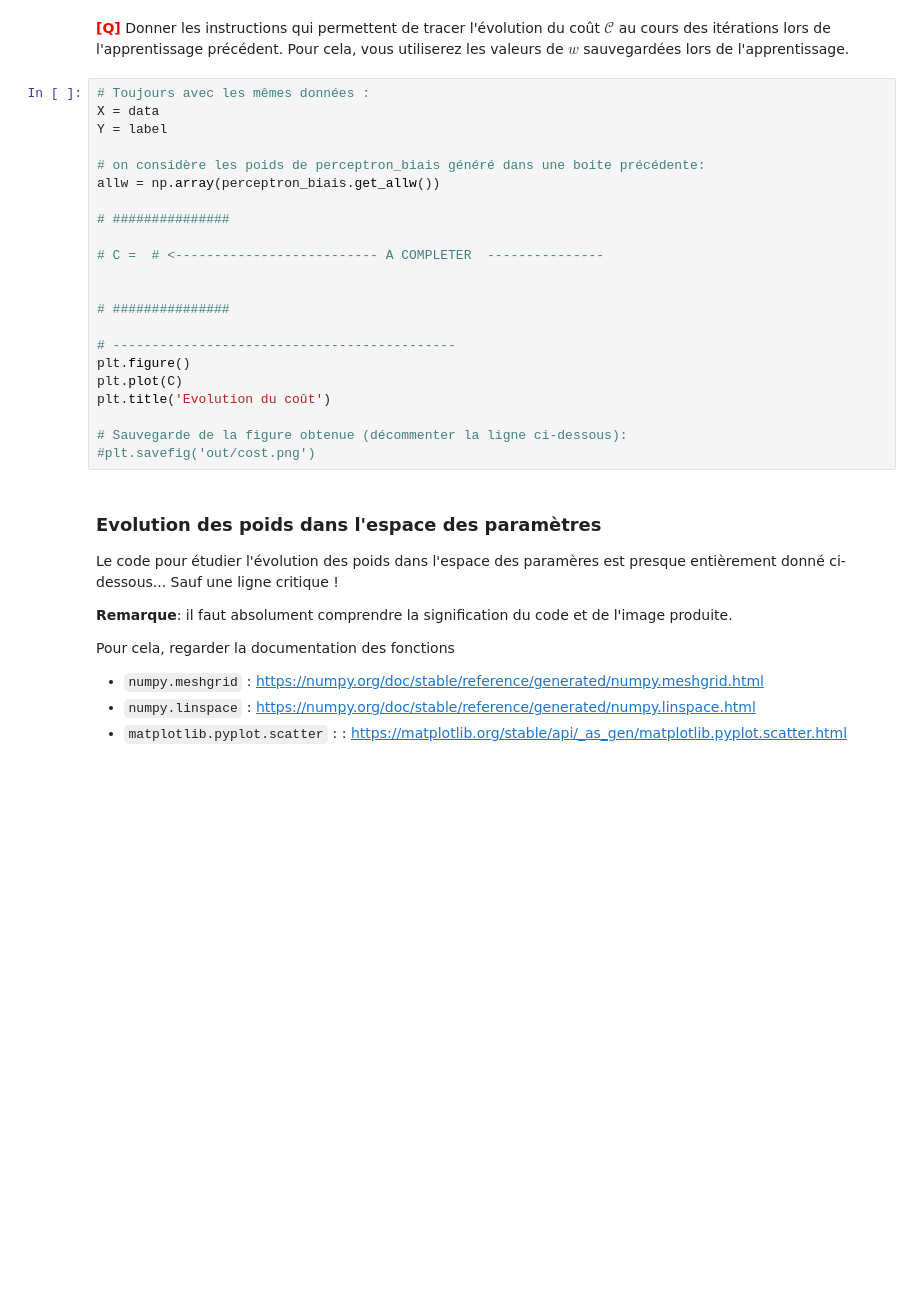
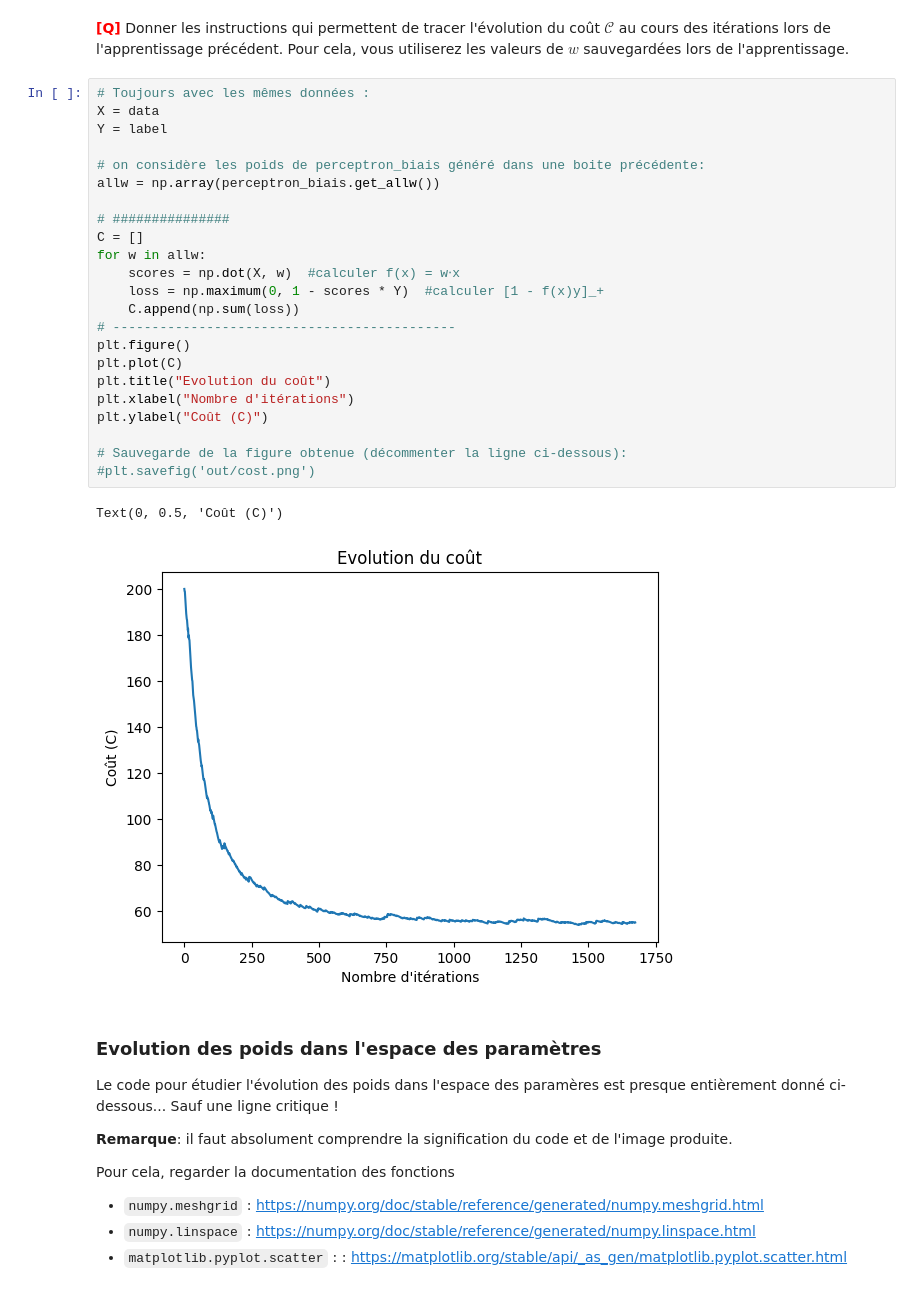
Before and after one commit to Antoine1903/Projets_Sorbonne_Universite, a Jupyter notebook: LU3IN026/tme04/tme-04.ipynb, the cells around one changed output. Drawn from its saved outputs; the diff is of its cells as text; blank space fills up the shorter version.

```diff
--- a/LU3IN026/tme04/tme-04.ipynb
+++ b/LU3IN026/tme04/tme-04.ipynb
@@ -347,25 +347,29 @@ $\mathcal{C}$ au cours des itérations lors de l'apprentissage précédent. Pour
 # %%
 # Toujours avec les mêmes données :
 X = data
 Y = label
 
 # on considère les poids de perceptron_biais généré dans une boite précédente:
 allw = np.array(perceptron_biais.get_allw())
 
 # ###############
-
-# C =  # <-------------------------- A COMPLETER  ---------------
-
-
-# ###############
-
+C = []
+for w in allw:
+    scores = np.dot(X, w)  #calculer f(x) = w⋅x
+    loss = np.maximum(0, 1 - scores * Y)  #calculer [1 - f(x)y]_+
+    C.append(np.sum(loss))
 # --------------------------------------------
 plt.figure()
 plt.plot(C)
-plt.title('Evolution du coût')
+plt.title("Evolution du coût")
+plt.xlabel("Nombre d'itérations")
+plt.ylabel("Coût (C)")
 
 # Sauvegarde de la figure obtenue (décommenter la ligne ci-dessous):
 #plt.savefig('out/cost.png')
+# %% [output]
+Text(0, 0.5, 'Coût (C)')
+[figure, added]
 # %% [markdown]
 ### Evolution des poids dans l'espace des paramètres
 
```
Also changed, not shown: parts of 7 cells of this notebook.
